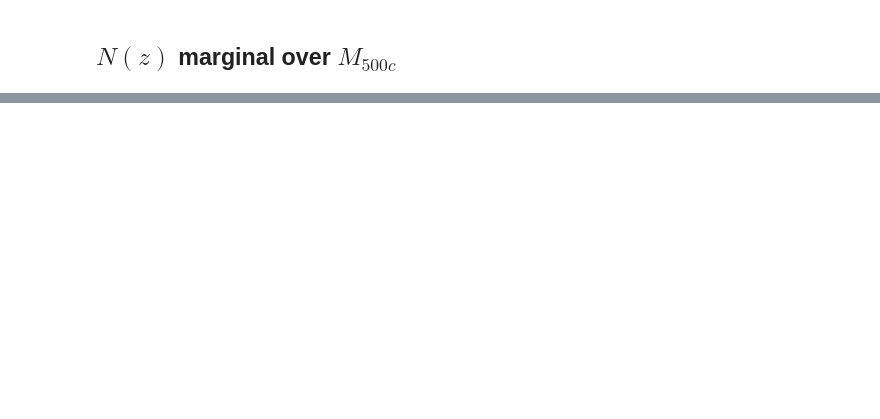
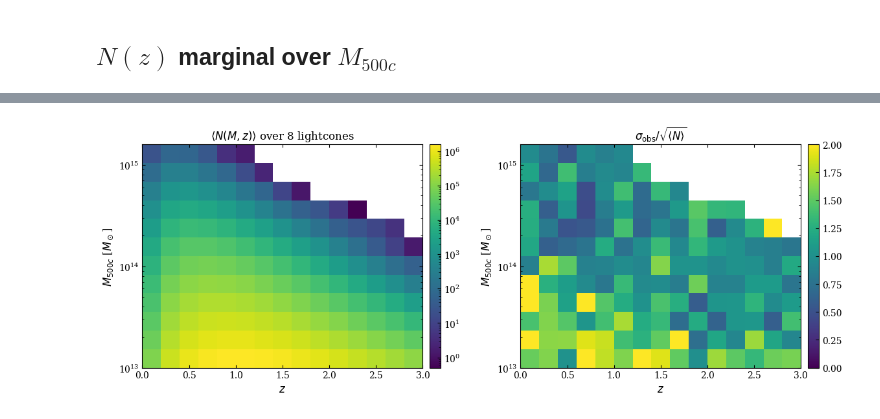
Before and after one commit to licongxu/flamingo_repo, a Jupyter notebook: notebooks/33_l2p8_multilc_poisson_Mz_counts.ipynb, the cells around one changed output, grey strips where cells are left out. Saved outputs shown, nothing was run; the diff lists cells and outputs as text; code cells hidden in the pictures; blank space fills up the shorter version.

```diff
--- a/notebooks/33_l2p8_multilc_poisson_Mz_counts.ipynb
+++ b/notebooks/33_l2p8_multilc_poisson_Mz_counts.ipynb
@@ -202,24 +201,24 @@ $\sigma_{\rm obs}/\sqrt{\langle N\rangle}$.
 # %%
 mean_2d = counts_lc.mean(axis=0)
 std_2d = counts_lc.std(axis=0, ddof=1)
 poisson_2d = np.sqrt(np.maximum(mean_2d, 0.0))
 ratio_2d = np.divide(std_2d, poisson_2d, out=np.full_like(std_2d, np.nan), where=poisson_2d > 0)
 
 fig, (ax0, ax1) = plt.subplots(1, 2, figsize=(12, 4.5))
-
 im0 = ax0.pcolormesh(Z_EDGES, M_EDGES, mean_2d.T, norm=plt.matplotlib.colors.LogNorm())
 ax0.set_yscale("log")
 ax0.set_xlabel(r"$z$")
 ax0.set_ylabel(r"$M_{500c}$ [$M_\odot$]")
-ax0.set_title(r"$\langle N\rangle$ over 8 lightcones")
+ax0.set_title(r"$\langle N(M,z)\rangle$ over 8 lightcones")
 fig.colorbar(im0, ax=ax0, pad=0.02)
 
 im1 = ax1.pcolormesh(Z_EDGES, M_EDGES, ratio_2d.T, vmin=0, vmax=2)
 ax1.set_yscale("log")
 ax1.set_xlabel(r"$z$")
 ax1.set_ylabel(r"$M_{500c}$ [$M_\odot$]")
 ax1.set_title(r"$\sigma_{\rm obs}/\sqrt{\langle N\rangle}$")
 fig.colorbar(im1, ax=ax1, pad=0.02)
-
 fig.tight_layout()
 plt.show()
+# %% [output]
+[figure, added]
```
Also changed, not shown: parts of 12 cells of this notebook, 2 other files.
